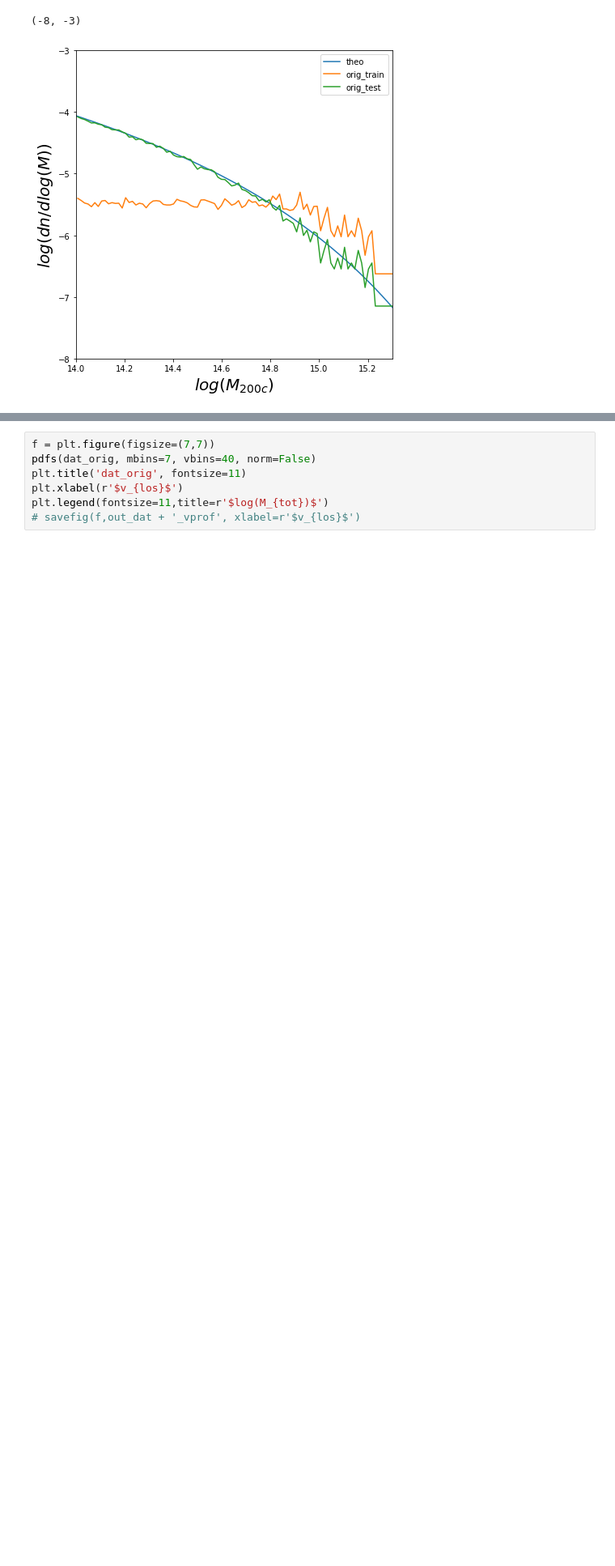
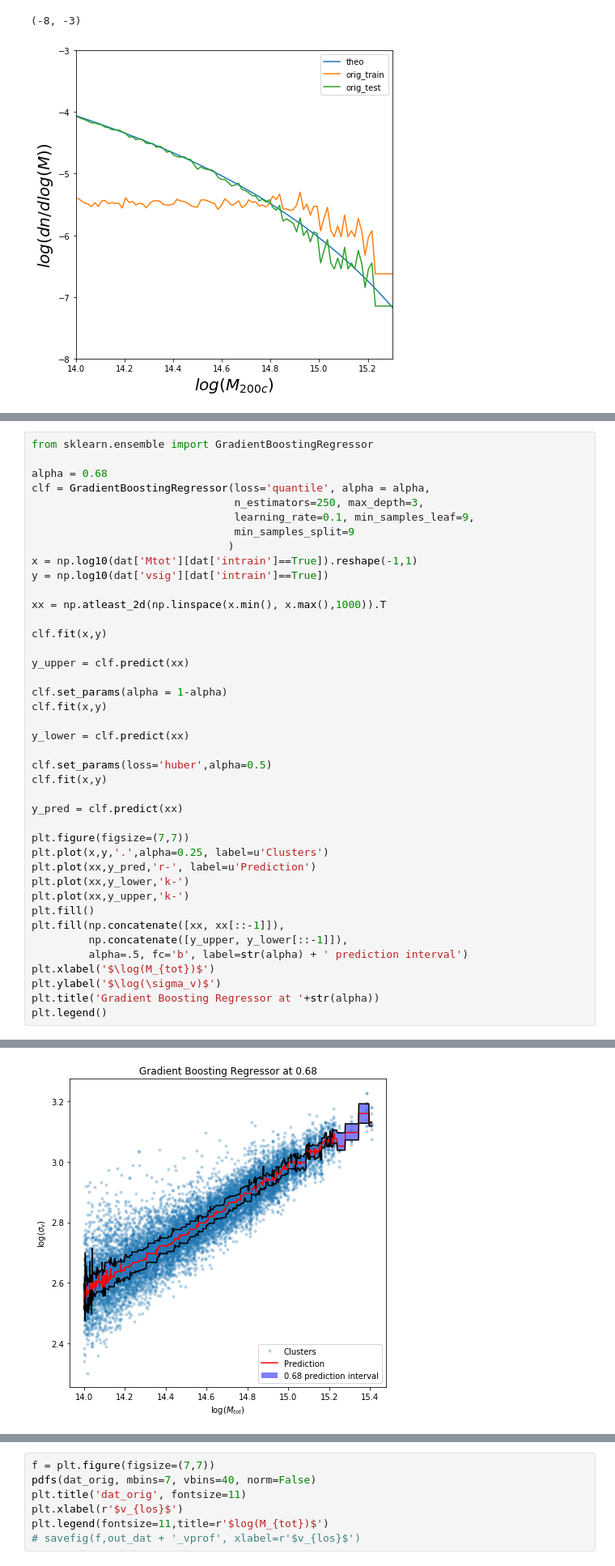
Before and after one commit to maho3/halo_sdm, a Jupyter notebook: data.ipynb, the cells around one changed output, grey strips where cells are left out. Shown at 81% size. Cells and saved outputs as stored; diff of their text form; blank space fills up the shorter version.

```diff
--- a/data.ipynb
+++ b/data.ipynb
@@ -109,0 +126,42 @@ print regr0.intercept_[0]
+# %%
+from sklearn.ensemble import GradientBoostingRegressor
+
+alpha = 0.68
+clf = GradientBoostingRegressor(loss='quantile', alpha = alpha,
+                                n_estimators=250, max_depth=3,
+                                learning_rate=0.1, min_samples_leaf=9,
+                                min_samples_split=9
+                               )
+x = np.log10(dat['Mtot'][dat['intrain']==True]).reshape(-1,1)
+y = np.log10(dat['vsig'][dat['intrain']==True])
+
+xx = np.atleast_2d(np.linspace(x.min(), x.max(),1000)).T
+
+clf.fit(x,y)
+
+y_upper = clf.predict(xx)
+
+clf.set_params(alpha = 1-alpha)
+clf.fit(x,y)
+
+y_lower = clf.predict(xx)
+
+clf.set_params(loss='huber',alpha=0.5)
+clf.fit(x,y)
+
+y_pred = clf.predict(xx)
+
+plt.figure(figsize=(7,7))
+plt.plot(x,y,'.',alpha=0.25, label=u'Clusters')
+plt.plot(xx,y_pred,'r-', label=u'Prediction')
+plt.plot(xx,y_lower,'k-')
+plt.plot(xx,y_upper,'k-')
+plt.fill()
+plt.fill(np.concatenate([xx, xx[::-1]]),
+         np.concatenate([y_upper, y_lower[::-1]]),
+         alpha=.5, fc='b', label=str(alpha) + ' prediction interval')
+plt.xlabel('$\log(M_{tot})$')
+plt.ylabel('$\log(\sigma_v)$')
+plt.title('Gradient Boosting Regressor at '+str(alpha))
+plt.legend()
+# %% [output]
@@ -109,0 +169 @@ print regr0.intercept_[0]
+[figure, added]
```
Also changed, not shown: parts of 11 cells of this notebook, 1 other file.
